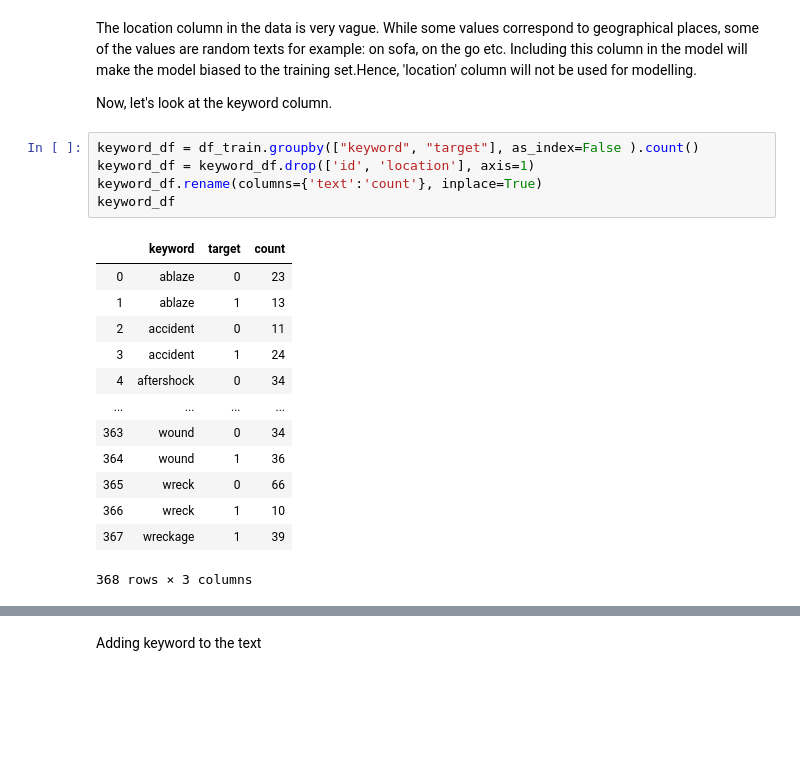
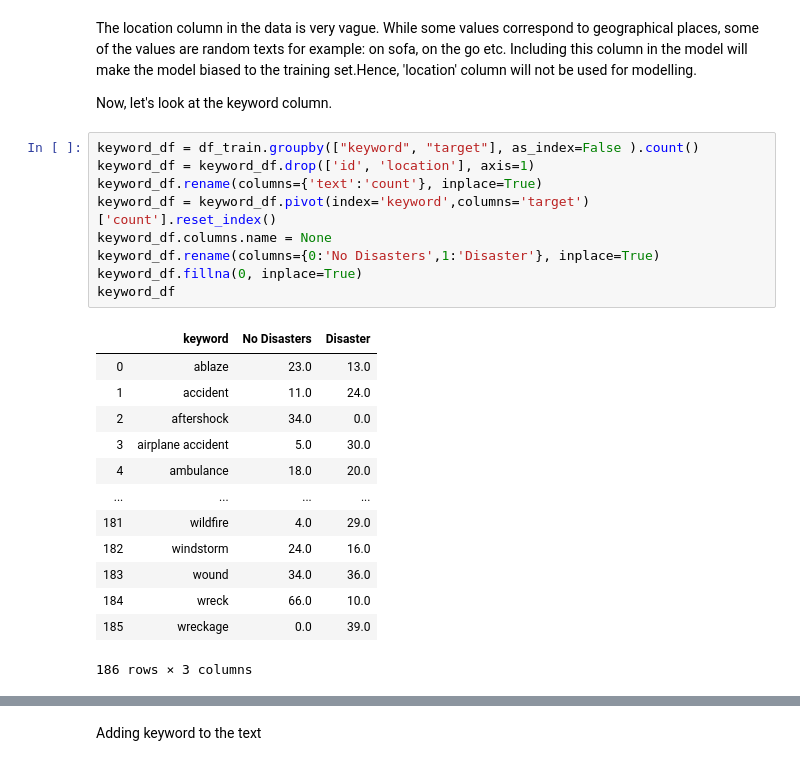
Before and after one commit to ShashankSharma26/Disaster-or-not-NLP-with-tweets, a Jupyter notebook: Data Modelling/Disaster or not- Data Modelling.ipynb, the cells around one changed output, grey strips where cells are left out. Saved outputs shown, nothing was run; the diff lists cells and outputs as text; blank space fills up the shorter version.

```diff
--- a/Data Modelling/Disaster or not- Data Modelling.ipynb
+++ b/Data Modelling/Disaster or not- Data Modelling.ipynb
@@ -82,19 +88,23 @@ Now, let's look at the keyword column.
 # %%
 keyword_df = df_train.groupby(["keyword", "target"], as_index=False ).count()
 keyword_df = keyword_df.drop(['id', 'location'], axis=1)
 keyword_df.rename(columns={'text':'count'}, inplace=True)
+keyword_df = keyword_df.pivot(index='keyword',columns='target')['count'].reset_index()
+keyword_df.columns.name = None
+keyword_df.rename(columns={0:'No Disasters',1:'Disaster'}, inplace=True)
+keyword_df.fillna(0, inplace=True)
 keyword_df
 # %% [output]
-|  | keyword | target | count |
-| 0 | ablaze | 0 | 23 |
-| 1 | ablaze | 1 | 13 |
-| 2 | accident | 0 | 11 |
-| 3 | accident | 1 | 24 |
-| 4 | aftershock | 0 | 34 |
+|  | keyword | No Disasters | Disaster |
+| 0 | ablaze | 23.0 | 13.0 |
+| 1 | accident | 11.0 | 24.0 |
+| 2 | aftershock | 34.0 | 0.0 |
+| 3 | airplane accident | 5.0 | 30.0 |
+| 4 | ambulance | 18.0 | 20.0 |
 | ... | ... | ... | ... |
-| 363 | wound | 0 | 34 |
-| 364 | wound | 1 | 36 |
-| 365 | wreck | 0 | 66 |
-| 366 | wreck | 1 | 10 |
-| 367 | wreckage | 1 | 39 |
+| 181 | wildfire | 4.0 | 29.0 |
+| 182 | windstorm | 24.0 | 16.0 |
+| 183 | wound | 34.0 | 36.0 |
+| 184 | wreck | 66.0 | 10.0 |
+| 185 | wreckage | 0.0 | 39.0 |
-368 rows × 3 columns
+186 rows × 3 columns
```
Also changed, not shown: parts of 4 cells of this notebook.
